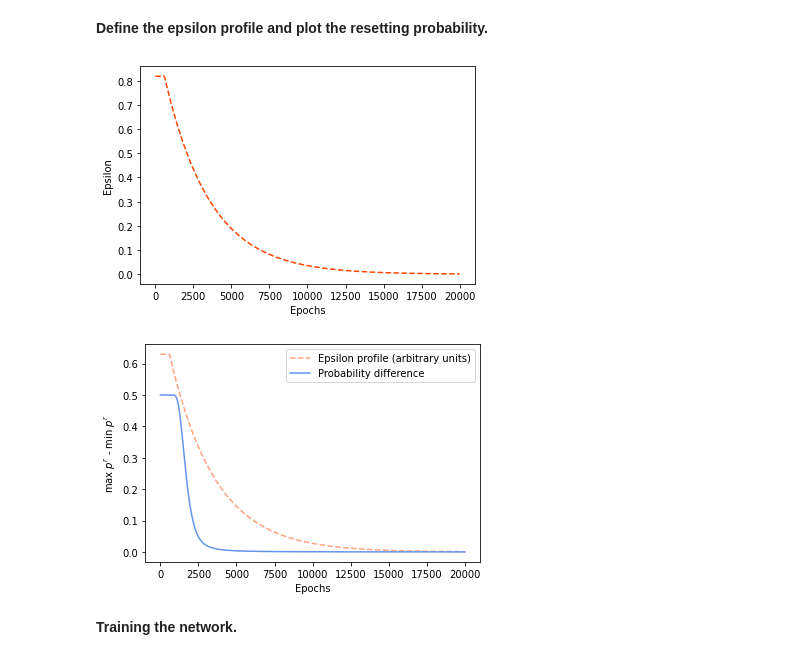
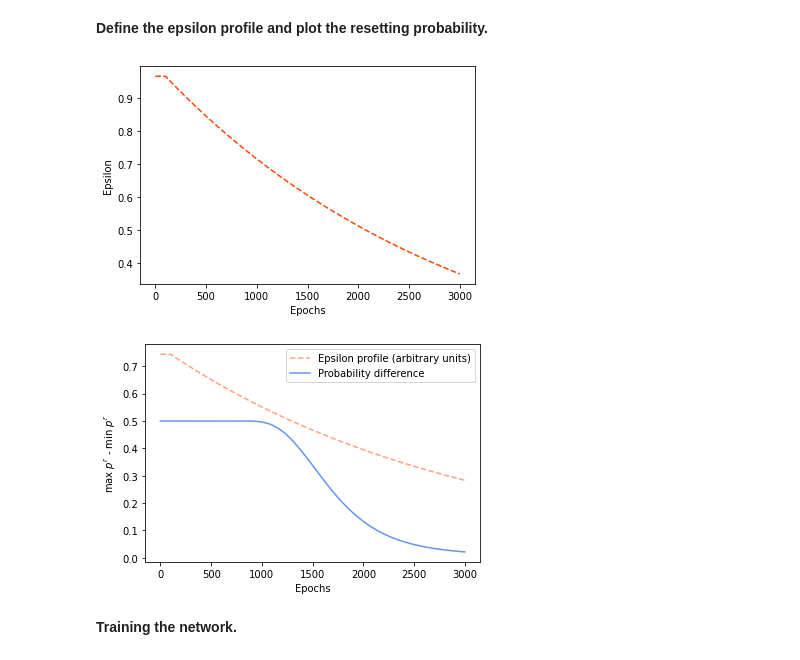
Before and after one commit to MarkCodering/Quantum-Maze-DQN, a Jupyter notebook: quantumDNN.ipynb, the cells around one changed output. Drawn from its saved outputs; the diff is of its cells as text; code cells hidden in the pictures.

```diff
--- a/quantumDNN.ipynb
+++ b/quantumDNN.ipynb
@@ -217,37 +220,37 @@ fc_nn(
 # %% [markdown]
 **Define the epsilon profile and plot the resetting probability.**
 # %%
-num_epochs = 20000
-
+#num_epochs = 20000
+num_epochs = 3000
 cutoff = 3000
 epsilon = np.exp(-np.arange(num_epochs)/(cutoff))
 epsilon[epsilon > epsilon[100*int(num_epochs/cutoff)]] = epsilon[100*int(num_epochs/cutoff)]
 plt.plot(epsilon, color = 'orangered', ls = '--')
 plt.xlabel('Epochs')
 plt.ylabel('Epsilon')
 plt.savefig('epsilon_profile.pdf', dpi = 300, bbox_inches = 'tight')
 plt.show()
 
 mp = []
 mpm = []
 reg = 200
 for e in epsilon:
     a = agent.env.reset_policy(e)
     mp.append(np.min(a))
     mpm.append(np.max(a))
 
 plt.plot(epsilon/1.3, color = 'orangered', ls = '--', alpha = 0.5,
          label= 'Epsilon profile (arbitrary units)')
 
 plt.plot(np.array(mpm)-np.array(mp), label = 'Probability difference', color = 'cornflowerblue')
 plt.xlabel('Epochs')
 plt.ylabel(r'max $p^r$ - min $p^r$')
 plt.legend()
 plt.savefig('reset_policy.pdf', dpi = 300, bbox_inches = 'tight')
 plt.show()
 # %% [output]
-[figure, old version]
+[figure, new version]
-[figure, old version]
+[figure, new version]
 # %% [markdown]
 **Training the network.**
 # %%
```
Also changed, not shown: parts of 6 cells of this notebook, 13 other files.
